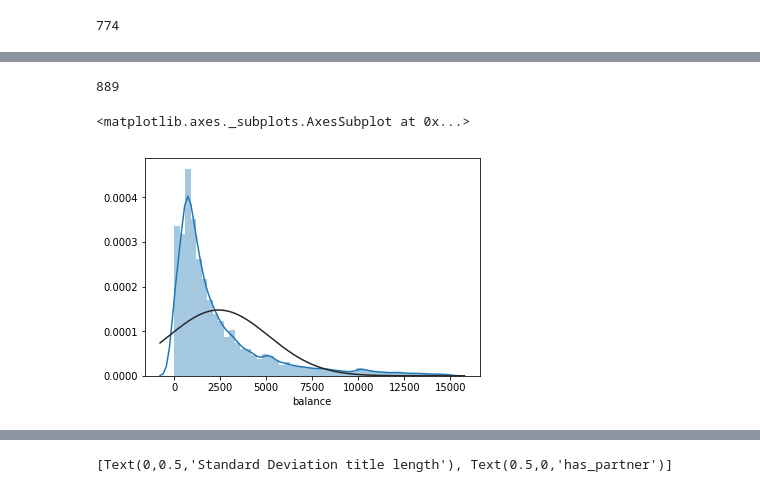
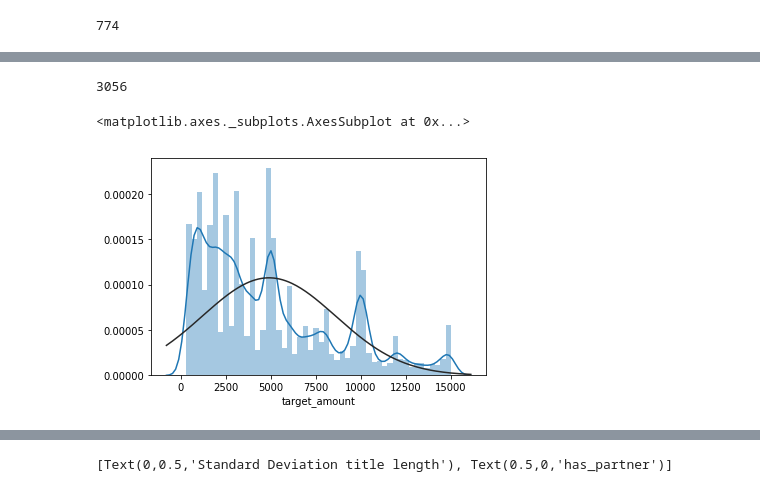
Before and after one commit to bonheml/indiegogo_or_indienono, a Jupyter notebook: dispersion-std_dev.ipynb, the cells around one changed output, grey strips where cells are left out. Cells and saved outputs as stored; diff of their text form; code cells hidden in the pictures.

```diff
--- a/dispersion-std_dev.ipynb
+++ b/dispersion-std_dev.ipynb
@@ -75,12 +75,12 @@ indiegogo.count().title_len
 # %%
-indiegogo[indiegogo.balance > 100000].count().title_len
+indiegogo[indiegogo.target_amount > 100000].count().title_len
 # %% [output]
-889
+3056
 # %%
-sns.distplot(indiegogo[indiegogo.balance <= 15000].balance, fit=norm)
+sns.distplot(indiegogo[indiegogo.target_amount <= 15000].target_amount, fit=norm)
 # %% [output]
 <matplotlib.axes._subplots.AxesSubplot at 0x...>
-[figure, old version]
+[figure, new version]
 # %%
 barplot = sns.barplot(x='has_partner', y='pledges_count', data=indiegogo, estimator=np.std, palette="viridis")
 barplot.set(xlabel='has_partner', ylabel='Standard Deviation pledges number')
```
Also changed, not shown: parts of 14 cells of this notebook, 2 other files.
